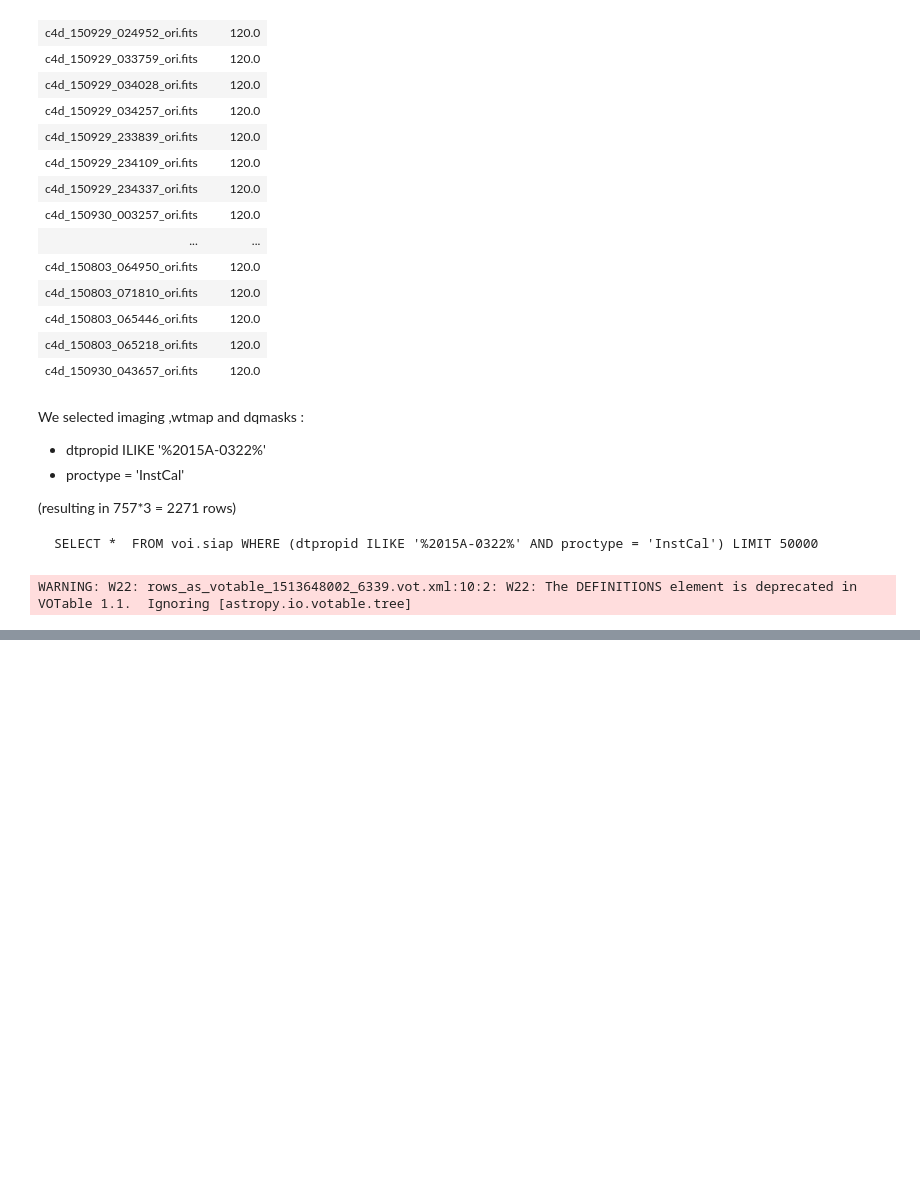
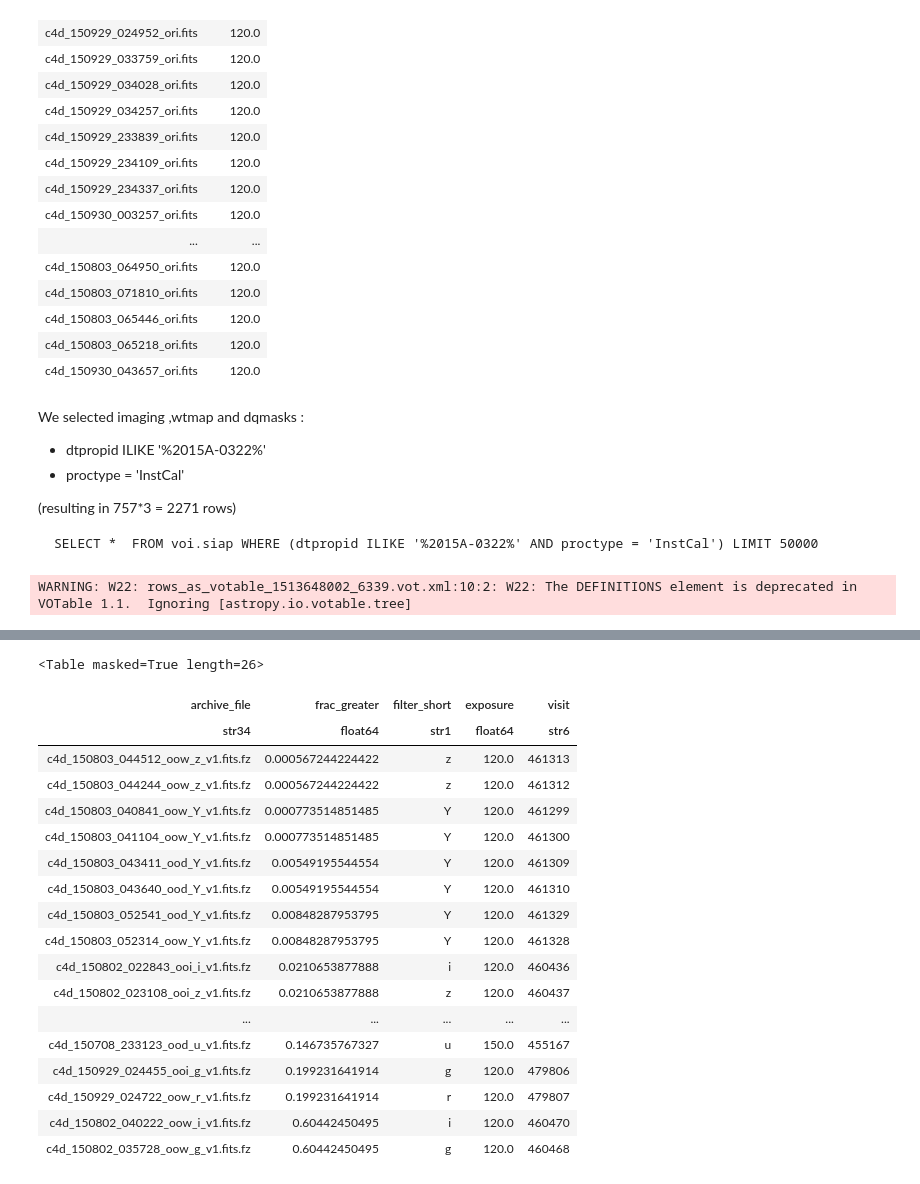
Before and after one commit to suberlak/crowded_fields, a Jupyter notebook: code/BBDS_MAF_download.ipynb, the cells around one changed output, grey strips where cells are left out. Cells and saved outputs as stored; diff of their text form; code cells hidden in the pictures; blank space fills up the shorter version.

```diff
--- a/code/BBDS_MAF_download.ipynb
+++ b/code/BBDS_MAF_download.ipynb
@@ -262,0 +311,5 @@ bdbs_maf[['dtnsanam', 'reference', 'filter', 'exposure', 'ra','dec', 'source_den
+# %%
+selected_names = []
+for key in dtnsanam_choose.keys():
+    selected_names.append(dtnsanam_choose[key][0])
+selected_names = np.ravel(selected_names)
@@ -431,0 +498,56 @@ bdbs_all[select]
+# %%
+bdbs_all_merged = join(left=bdbs_all[select], right=bdbs_maf[['dtnsanam','frac_greater']],
+                   keys='dtnsanam')
+# %%
+# concatenate reference to just the filename
+x = len('http://nsaserver.sdm.noao.edu:7003/?fileRef=')
+file_list = [name[x:] for name in bdbs_all_merged['reference'].data.data.astype(str)]
+bdbs_all_merged['archive_file']  = file_list
+
+# concatenate full filter name to first letter...
+f = [line[:1] for line in  bdbs_all_merged['filter'].data.data.astype(str)]
+bdbs_all_merged['filter_short'] = f
+
+# add visit number ....
+x1 = len('/data_local/images/DTS/2015A-0322/DECam_00')
+x2 = len('.fits.fz')
+visit = [line[x1:-x2] for line in bdbs_all_merged['dtacqnam'].data.data.astype(str)]
+bdbs_all_merged['visit'] = visit
+
+# store as a simple text file ...
+fname = 'bbds_NOAO_download_votable_78_info.txt'
+bdbs_all_merged[['archive_file','frac_greater',
+                 'filter_short','exposure', 'visit']].write(fname, format='ascii',
+                                                            overwrite=True   )
+# %%
+# Pull only the unique visits ....
+visits, indices = np.unique(bdbs_all_merged['visit'].data.data, return_index=True)
+
+fname = 'bbds_NOAO_download_votable_78_info_26_visits.txt'
+bdbs_visits_used  = bdbs_all_merged['archive_file','frac_greater',
+                 'filter_short','exposure', 'visit'][indices]
+# and sort by densities...
+bdbs_visits_used.sort('frac_greater')
+bdbs_visits_used.write(fname, format='ascii',   overwrite=True   )
+# %%
+bdbs_visits_used
+# %% [output]
+<Table masked=True length=26>
+| archive_file | frac_greater | filter_short | exposure | visit |
+| str34 | float64 | str1 | float64 | str6 |
+| c4d_150803_044512_oow_z_v1.fits.fz | 0.000567244224422 | z | 120.0 | 461313 |
+| c4d_150803_044244_oow_z_v1.fits.fz | 0.000567244224422 | z | 120.0 | 461312 |
+| c4d_150803_040841_oow_Y_v1.fits.fz | 0.000773514851485 | Y | 120.0 | 461299 |
+| c4d_150803_041104_oow_Y_v1.fits.fz | 0.000773514851485 | Y | 120.0 | 461300 |
+| c4d_150803_043411_ood_Y_v1.fits.fz | 0.00549195544554 | Y | 120.0 | 461309 |
+| c4d_150803_043640_ood_Y_v1.fits.fz | 0.00549195544554 | Y | 120.0 | 461310 |
+| c4d_150803_052541_ood_Y_v1.fits.fz | 0.00848287953795 | Y | 120.0 | 461329 |
+| c4d_150803_052314_oow_Y_v1.fits.fz | 0.00848287953795 | Y | 120.0 | 461328 |
+| c4d_150802_022843_ooi_i_v1.fits.fz | 0.0210653877888 | i | 120.0 | 460436 |
+| c4d_150802_023108_ooi_z_v1.fits.fz | 0.0210653877888 | z | 120.0 | 460437 |
+| ... | ... | ... | ... | ... |
+| c4d_150708_233123_ood_u_v1.fits.fz | 0.146735767327 | u | 150.0 | 455167 |
+| c4d_150929_024455_ooi_g_v1.fits.fz | 0.199231641914 | g | 120.0 | 479806 |
+| c4d_150929_024722_oow_r_v1.fits.fz | 0.199231641914 | r | 120.0 | 479807 |
+| c4d_150802_040222_oow_i_v1.fits.fz | 0.60442450495 | i | 120.0 | 460470 |
+| c4d_150802_035728_oow_g_v1.fits.fz | 0.60442450495 | g | 120.0 | 460468 |
```
Also changed, not shown: parts of 25 cells of this notebook.
